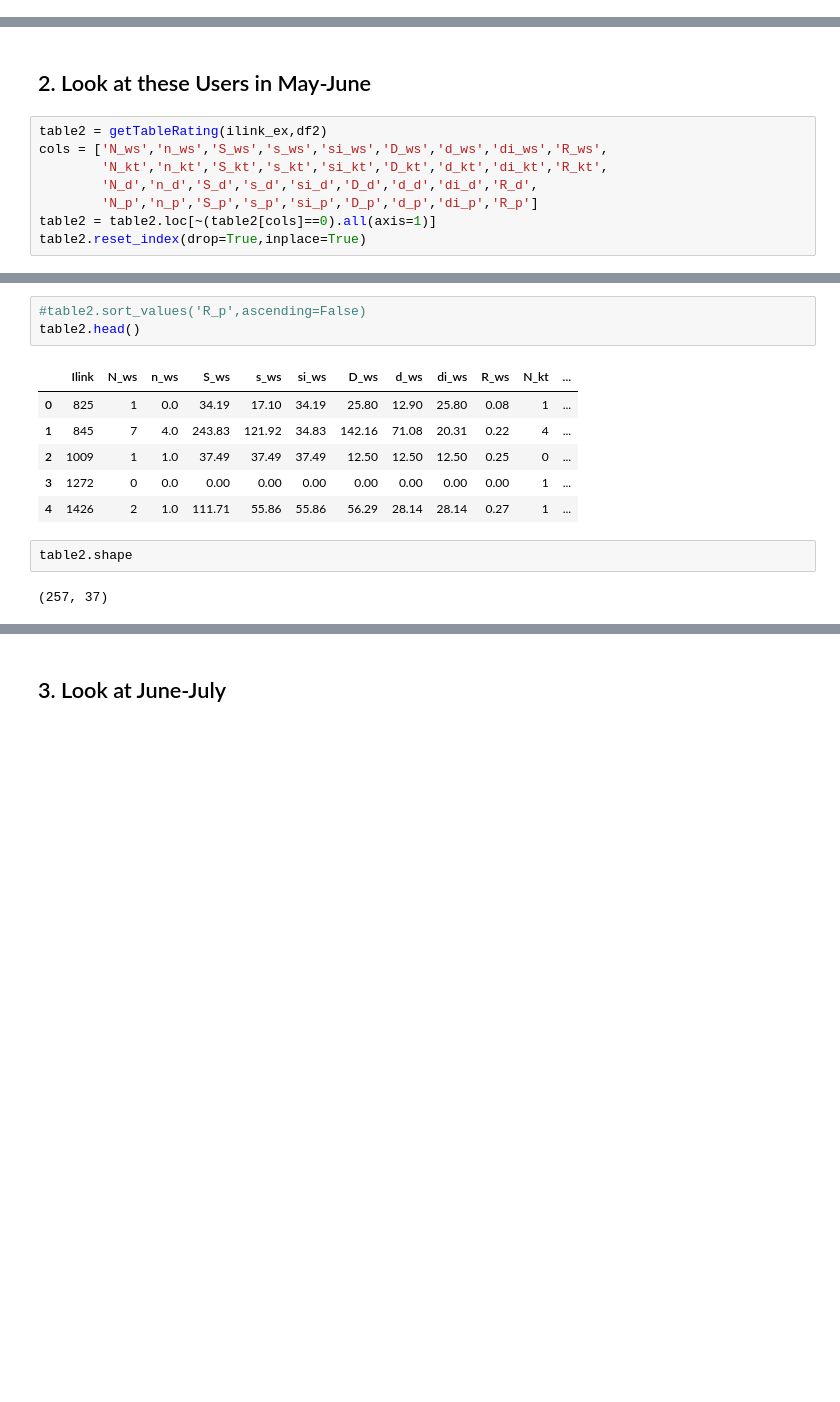
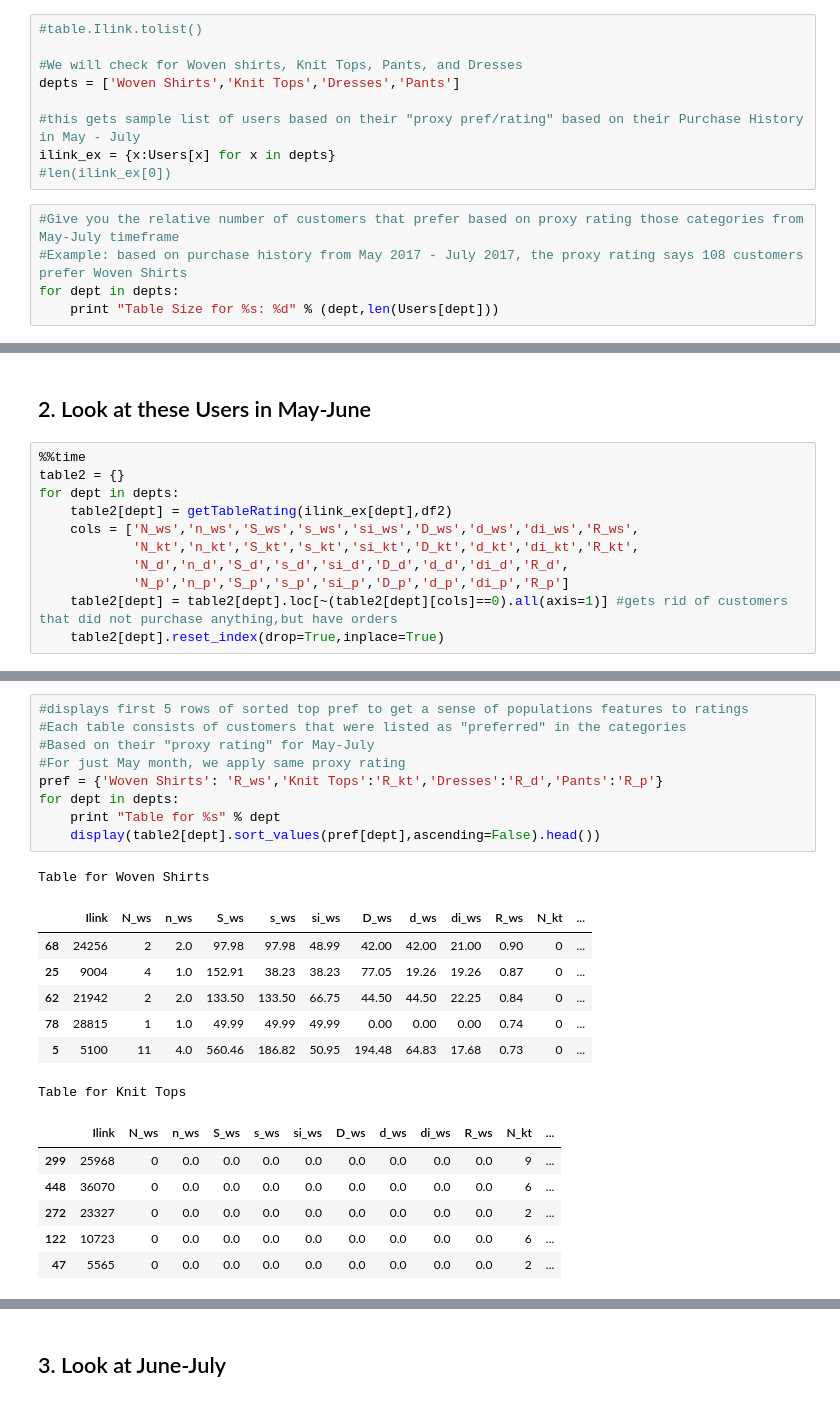
Before and after one commit to alexander-pan/Ecommerce, a Jupyter notebook: Data_Exploration.ipynb, the cells around one changed output, grey strips where cells are left out. Saved outputs shown, nothing was run; the diff lists cells and outputs as text; blank space fills up the shorter version.

Commit message:
Add files via upload
May 17, 2018 - Included dept wide exploration.

```diff
--- a/Data_Exploration.ipynb
+++ b/Data_Exploration.ipynb
@@ -329,0 +339,14 @@ len(Users[dept])
+# %%
+#table.Ilink.tolist()
+
+#We will check for Woven shirts, Knit Tops, Pants, and Dresses
+depts = ['Woven Shirts','Knit Tops','Dresses','Pants']
+
+#this gets sample list of users based on their "proxy pref/rating" based on their Purchase History in May - July
+ilink_ex = {x:Users[x] for x in depts}
+#len(ilink_ex[0])
+# %%
+#Give you the relative number of customers that prefer based on proxy rating those categories from May-July timeframe
+#Example: based on purchase history from May 2017 - July 2017, the proxy rating says 108 customers prefer Woven Shirts
+for dept in depts:
+    print "Table Size for %s: %d" % (dept,len(Users[dept]))
@@ -330,10 +358,13 @@ len(Users[dept])
 # %% [markdown]
 ## 2. Look at these Users in May-June
 # %%
-table2 = getTableRating(ilink_ex,df2)
-cols = ['N_ws','n_ws','S_ws','s_ws','si_ws','D_ws','d_ws','di_ws','R_ws',
-        'N_kt','n_kt','S_kt','s_kt','si_kt','D_kt','d_kt','di_kt','R_kt',
-        'N_d','n_d','S_d','s_d','si_d','D_d','d_d','di_d','R_d',
-        'N_p','n_p','S_p','s_p','si_p','D_p','d_p','di_p','R_p']
-table2 = table2.loc[~(table2[cols]==0).all(axis=1)]
-table2.reset_index(drop=True,inplace=True)
+%%time
+table2 = {}
+for dept in depts:
+    table2[dept] = getTableRating(ilink_ex[dept],df2)
+    cols = ['N_ws','n_ws','S_ws','s_ws','si_ws','D_ws','d_ws','di_ws','R_ws',
+            'N_kt','n_kt','S_kt','s_kt','si_kt','D_kt','d_kt','di_kt','R_kt',
+            'N_d','n_d','S_d','s_d','si_d','D_d','d_d','di_d','R_d',
+            'N_p','n_p','S_p','s_p','si_p','D_p','d_p','di_p','R_p']
+    table2[dept] = table2[dept].loc[~(table2[dept][cols]==0).all(axis=1)] #gets rid of customers that did not purchase anything,but have orders
+    table2[dept].reset_index(drop=True,inplace=True)
@@ -340,14 +374,24 @@ table2.reset_index(drop=True,inplace=True)
-# %%
-#table2.sort_values('R_p',ascending=False)
-table2.head()
-# %% [output]
-|  | Ilink | N_ws | n_ws | S_ws | s_ws | si_ws | D_ws | d_ws | di_ws | R_ws | N_kt | ... |
-| 0 | 825 | 1 | 0.0 | 34.19 | 17.10 | 34.19 | 25.80 | 12.90 | 25.80 | 0.08 | 1 | ... |
-| 1 | 845 | 7 | 4.0 | 243.83 | 121.92 | 34.83 | 142.16 | 71.08 | 20.31 | 0.22 | 4 | ... |
-| 2 | 1009 | 1 | 1.0 | 37.49 | 37.49 | 37.49 | 12.50 | 12.50 | 12.50 | 0.25 | 0 | ... |
-| 3 | 1272 | 0 | 0.0 | 0.00 | 0.00 | 0.00 | 0.00 | 0.00 | 0.00 | 0.00 | 1 | ... |
-| 4 | 1426 | 2 | 1.0 | 111.71 | 55.86 | 55.86 | 56.29 | 28.14 | 28.14 | 0.27 | 1 | ... |
-# %%
-table2.shape
-# %% [output]
-(257, 37)
+# %%
+#displays first 5 rows of sorted top pref to get a sense of populations features to ratings
+#Each table consists of customers that were listed as "preferred" in the categories
+#Based on their "proxy rating" for May-July
+#For just May month, we apply same proxy rating
+pref = {'Woven Shirts': 'R_ws','Knit Tops':'R_kt','Dresses':'R_d','Pants':'R_p'}
+for dept in depts:
+    print "Table for %s" % dept
+    display(table2[dept].sort_values(pref[dept],ascending=False).head())
+# %% [output]
+Table for Woven Shirts
+|  | Ilink | N_ws | n_ws | S_ws | s_ws | si_ws | D_ws | d_ws | di_ws | R_ws | N_kt | ... |
+| 68 | 24256 | 2 | 2.0 | 97.98 | 97.98 | 48.99 | 42.00 | 42.00 | 21.00 | 0.90 | 0 | ... |
+| 25 | 9004 | 4 | 1.0 | 152.91 | 38.23 | 38.23 | 77.05 | 19.26 | 19.26 | 0.87 | 0 | ... |
+| 62 | 21942 | 2 | 2.0 | 133.50 | 133.50 | 66.75 | 44.50 | 44.50 | 22.25 | 0.84 | 0 | ... |
+| 78 | 28815 | 1 | 1.0 | 49.99 | 49.99 | 49.99 | 0.00 | 0.00 | 0.00 | 0.74 | 0 | ... |
+| 5 | 5100 | 11 | 4.0 | 560.46 | 186.82 | 50.95 | 194.48 | 64.83 | 17.68 | 0.73 | 0 | ... |
+Table for Knit Tops
+|  | Ilink | N_ws | n_ws | S_ws | s_ws | si_ws | D_ws | d_ws | di_ws | R_ws | N_kt | ... |
+| 299 | 25968 | 0 | 0.0 | 0.0 | 0.0 | 0.0 | 0.0 | 0.0 | 0.0 | 0.0 | 9 | ... |
+| 448 | 36070 | 0 | 0.0 | 0.0 | 0.0 | 0.0 | 0.0 | 0.0 | 0.0 | 0.0 | 6 | ... |
+| 272 | 23327 | 0 | 0.0 | 0.0 | 0.0 | 0.0 | 0.0 | 0.0 | 0.0 | 0.0 | 2 | ... |
+| 122 | 10723 | 0 | 0.0 | 0.0 | 0.0 | 0.0 | 0.0 | 0.0 | 0.0 | 0.0 | 6 | ... |
+| 47 | 5565 | 0 | 0.0 | 0.0 | 0.0 | 0.0 | 0.0 | 0.0 | 0.0 | 0.0 | 2 | ... |
```
Also changed, not shown: parts of 39 cells of this notebook.
